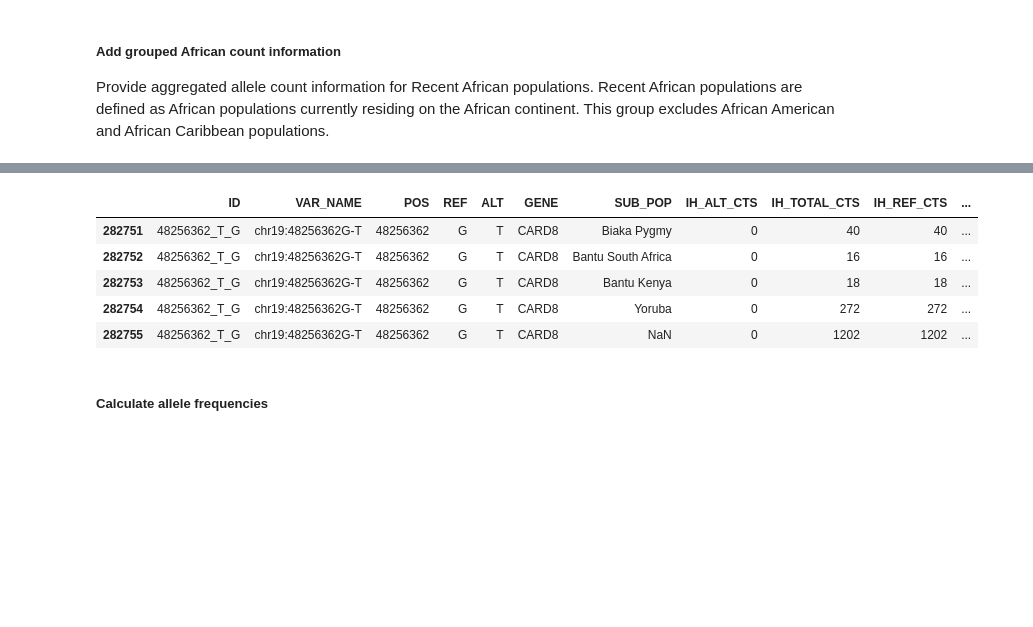
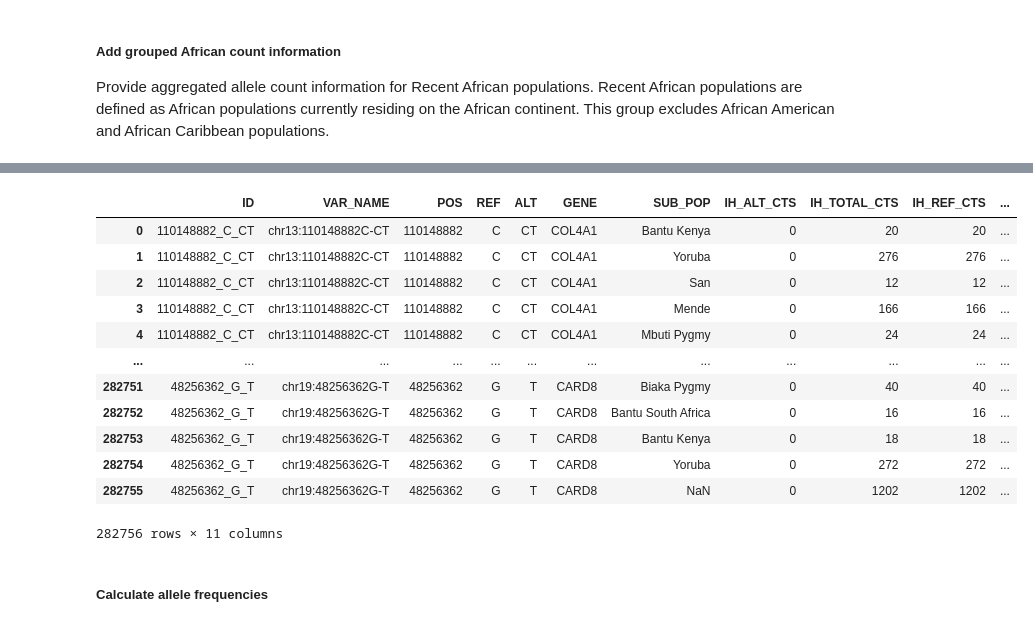
Before and after one commit to MeganHolborn/Genetic_data_analysis, a Jupyter notebook: Notebooks/Data_preparation/2-IH_allele_counts.ipynb, the cells around one changed output, grey strips where cells are left out. Saved outputs shown, nothing was run; the diff lists cells and outputs as text; code cells hidden in the pictures; blank space fills up the shorter version.

```diff
--- a/Notebooks/Data_preparation/2-IH_allele_counts.ipynb
+++ b/Notebooks/Data_preparation/2-IH_allele_counts.ipynb
@@ -188,8 +201,8 @@ for index,row in multiple_alt_allele_variants.reset_index().iterrows():
     ihtotalcts1 = row.IH_TOTAL_CTS
     ihtotalcts2 = row.IH_TOTAL_CTS
 
-    row1 = {"VAR_NAME":varname1,"POS":position1,"REF":ref1,"ALT":alt1,"SUB_POP":subpop1,"IH_ALT_CTS":ihaltcts1,"IH_TOTAL_CTS":ihtotalcts1}
-    row2 = {"VAR_NAME":varname2,"POS":position2,"REF":ref2,"ALT":alt2,"SUB_POP":subpop2,"IH_ALT_CTS":ihaltcts2,"IH_TOTAL_CTS":ihtotalcts2}
+    row1 = {"VAR_NAME":varname1,"POS":position1,"REF":ref1,"ALT":alt1,"GENE":gene1,"SUB_POP":subpop1,"IH_ALT_CTS":ihaltcts1,"IH_TOTAL_CTS":ihtotalcts1}
+    row2 = {"VAR_NAME":varname2,"POS":position2,"REF":ref2,"ALT":alt2,"GENE":gene2,"SUB_POP":subpop2,"IH_ALT_CTS":ihaltcts2,"IH_TOTAL_CTS":ihtotalcts2}
 
     split_ih_allele_counts = split_ih_allele_counts.append(row1, ignore_index=True)
     split_ih_allele_counts = split_ih_allele_counts.append(row2, ignore_index=True)
@@ -244,9 +272,9 @@ array(['Mandinka', 'Esan', 'Mende', 'Mbuti Pygmy', 'Biaka Pygmy',
 Some variants do not have unique names. This will complicate downstream analysis of the data. Add a column with a unique ID for each variant to rectify this.
 # %%
 ih_allele_counts_renamed["ID"] = (
-    ih_allele_counts_renamed[["POS", "ALT", "REF"]].astype("str").agg("_".join, axis=1)
+    ih_allele_counts_renamed[["POS", "REF", "ALT"]].astype("str").agg("_".join, axis=1)
 )
 
-ih_allele_counts_renamed.head(5)
+ih_allele_counts_renamed
 # %% [output]
 |  | index | VAR_NAME | POS | REF | ALT | GENE | SUB_POP | IH_ALT_CTS | IH_TOTAL_CTS | ID |
@@ -325,25 +413,32 @@ recent_africa_ct.head(5)
 # %%
 # Concatenate the Recent African allele count data with the subpopulation allele count data
 
 ih_allele_counts_grouped = (
     pd.concat(
         [
             ih_allele_counts_grouped,
             recent_africa_ct,
         ]
     )
     .sort_values("ID")
     .reset_index(drop=True)
 )
 
-ih_allele_counts_grouped.tail(5)
+ih_allele_counts_grouped
 # %% [output]
 |  | ID | VAR_NAME | POS | REF | ALT | GENE | SUB_POP | IH_ALT_CTS | IH_TOTAL_CTS | IH_REF_CTS | ... |
-| 282751 | 48256362_T_G | chr19:48256362G-T | 48256362 | G | T | CARD8 | Biaka Pygmy | 0 | 40 | 40 | ... |
-| 282752 | 48256362_T_G | chr19:48256362G-T | 48256362 | G | T | CARD8 | Bantu South Africa | 0 | 16 | 16 | ... |
-| 282753 | 48256362_T_G | chr19:48256362G-T | 48256362 | G | T | CARD8 | Bantu Kenya | 0 | 18 | 18 | ... |
-| 282754 | 48256362_T_G | chr19:48256362G-T | 48256362 | G | T | CARD8 | Yoruba | 0 | 272 | 272 | ... |
-| 282755 | 48256362_T_G | chr19:48256362G-T | 48256362 | G | T | CARD8 | NaN | 0 | 1202 | 1202 | ... |
+| 0 | 110148882_C_CT | chr13:110148882C-CT | 110148882 | C | CT | COL4A1 | Bantu Kenya | 0 | 20 | 20 | ... |
+| 1 | 110148882_C_CT | chr13:110148882C-CT | 110148882 | C | CT | COL4A1 | Yoruba | 0 | 276 | 276 | ... |
+| 2 | 110148882_C_CT | chr13:110148882C-CT | 110148882 | C | CT | COL4A1 | San | 0 | 12 | 12 | ... |
+| 3 | 110148882_C_CT | chr13:110148882C-CT | 110148882 | C | CT | COL4A1 | Mende | 0 | 166 | 166 | ... |
+| 4 | 110148882_C_CT | chr13:110148882C-CT | 110148882 | C | CT | COL4A1 | Mbuti Pygmy | 0 | 24 | 24 | ... |
+| ... | ... | ... | ... | ... | ... | ... | ... | ... | ... | ... | ... |
+| 282751 | 48256362_G_T | chr19:48256362G-T | 48256362 | G | T | CARD8 | Biaka Pygmy | 0 | 40 | 40 | ... |
+| 282752 | 48256362_G_T | chr19:48256362G-T | 48256362 | G | T | CARD8 | Bantu South Africa | 0 | 16 | 16 | ... |
+| 282753 | 48256362_G_T | chr19:48256362G-T | 48256362 | G | T | CARD8 | Bantu Kenya | 0 | 18 | 18 | ... |
+| 282754 | 48256362_G_T | chr19:48256362G-T | 48256362 | G | T | CARD8 | Yoruba | 0 | 272 | 272 | ... |
+| 282755 | 48256362_G_T | chr19:48256362G-T | 48256362 | G | T | CARD8 | NaN | 0 | 1202 | 1202 | ... |
+282756 rows × 11 columns
 # %% [markdown]
 ##### Calculate allele frequencies
 # %%
```
Also changed, not shown: parts of 15 cells of this notebook, 26 other files.
